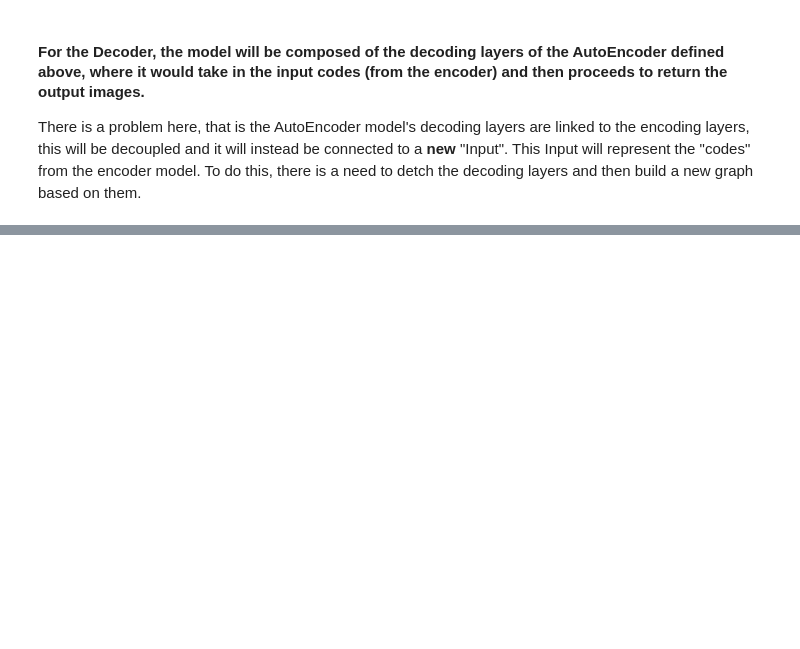
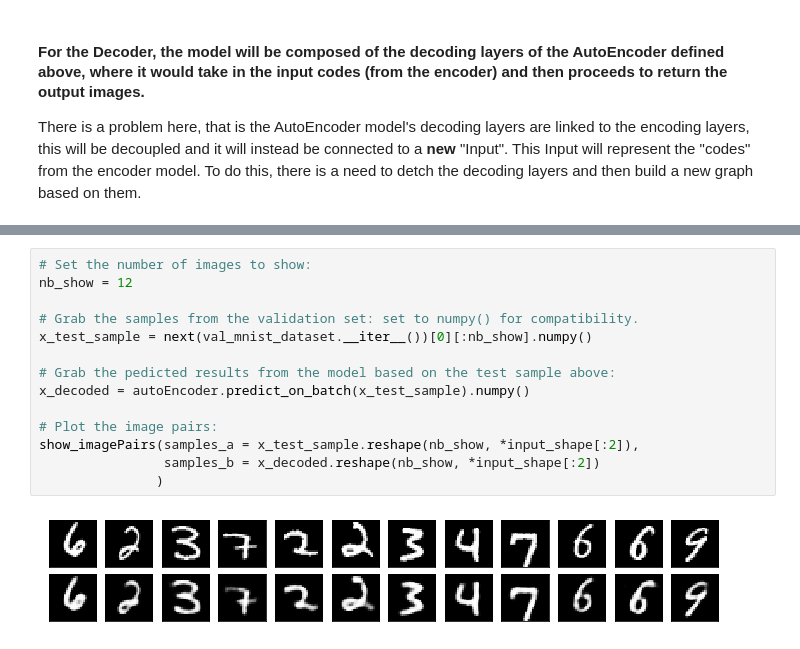
Before and after one commit to ylee9107/ComputerVisionTensorFlow2_myLearning, a Jupyter notebook: 6 - Enchancing and Segementing Images/Dealing with Images (Enhancing and Segmenting)_Notebook1.ipynb, the cells around one changed output, grey strips where cells are left out. Saved outputs shown, nothing was run; the diff lists cells and outputs as text; blank space fills up the shorter version.

```diff
--- a/6 - Enchancing and Segementing Images/Dealing with Images (Enhancing and Segmenting)_Notebook1.ipynb
+++ b/6 - Enchancing and Segementing Images/Dealing with Images (Enhancing and Segmenting)_Notebook1.ipynb
@@ -485,0 +751,16 @@ decoder.summary()
+# %%
+# Set the number of images to show:
+nb_show = 12
+
+# Grab the samples from the validation set: set to numpy() for compatibility.
+x_test_sample = next(val_mnist_dataset.__iter__())[0][:nb_show].numpy()
+
+# Grab the pedicted results from the model based on the test sample above:
+x_decoded = autoEncoder.predict_on_batch(x_test_sample).numpy()
+
+# Plot the image pairs:
+show_imagePairs(samples_a = x_test_sample.reshape(nb_show, *input_shape[:2]),
+                samples_b = x_decoded.reshape(nb_show, *input_shape[:2])
+               )
+# %% [output]
+[figure, added]
```
Also changed, not shown: parts of 16 cells of this notebook.
